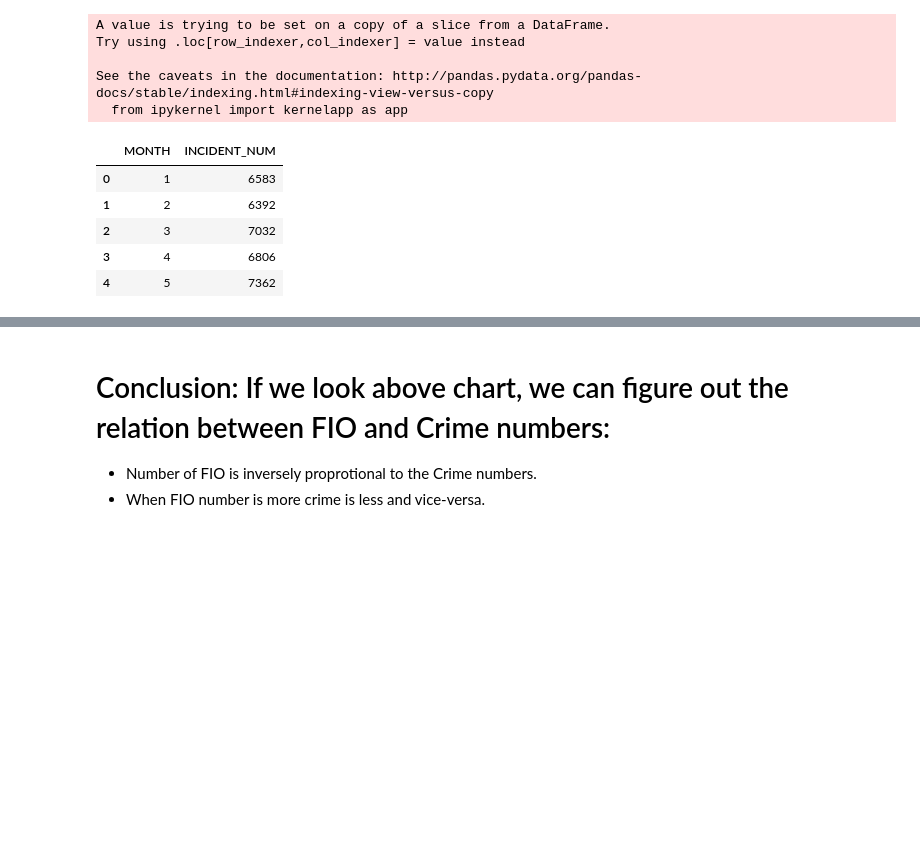
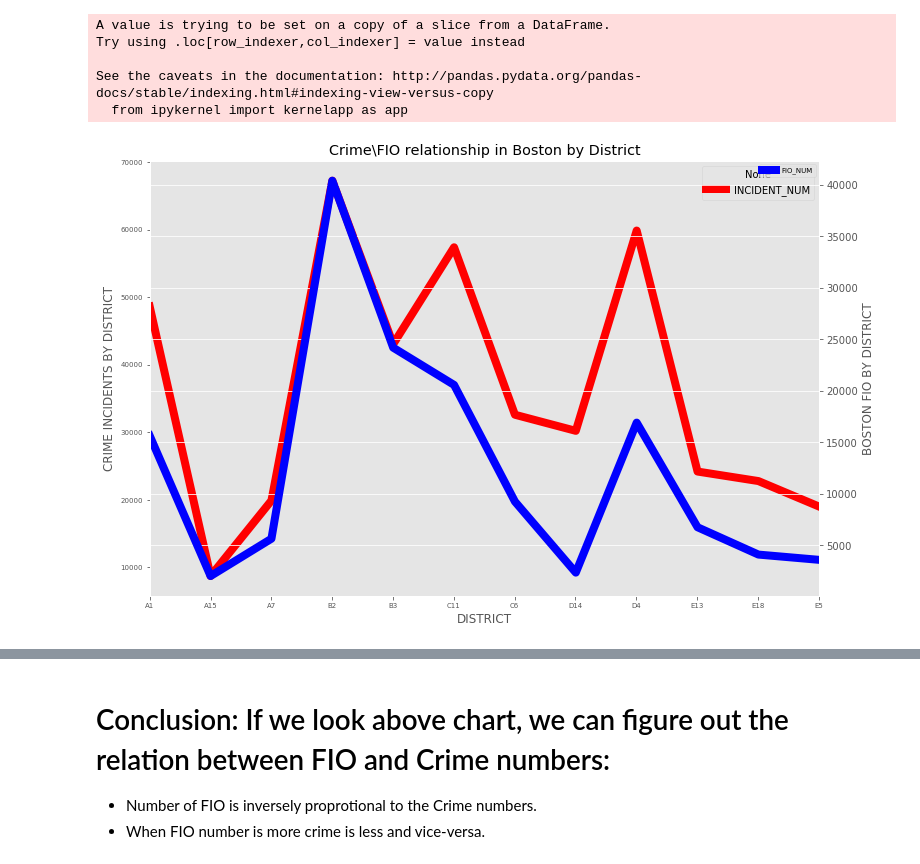
Before and after one commit to rajusingh7777/singh_raju_spring2017, a Jupyter notebook: Final/analysis/analysis3.ipynb, the cells around one changed output, grey strips where cells are left out. Cells and saved outputs as stored; diff of their text form; code cells hidden in the pictures; blank space fills up the shorter version.

```diff
--- a/Final/analysis/analysis3.ipynb
+++ b/Final/analysis/analysis3.ipynb
@@ -20,0 +18,7 @@ df=pd.read_csv("../data/ProcessedData/merged_crime_data_2012_to_2017.csv")
+# %%
+# finding crime incidents by Boston districts as done in analysis 2
+df1= df.groupby('DISTRICT').INCIDENT_NUM.count()
+df1 = df1.reset_index(inplace=False)
+df1 = df1.set_index('DISTRICT',inplace=False)
+df1 = df1.ix[(['A1','A15','A7','B2','B3','C11','C6','D14','D4','E13','E18','E5']),:]
+df1 = df1.reset_index(inplace=False)
@@ -30,11 +36,3 @@ See the caveats in the documentation: http://pandas.pydata.org/pandas-docs/stabl
 # %%
 df_Cri1=df_Cri.groupby('MONTH').INCIDENT_NUM.count()
 df_Cri1=df_Cri1.reset_index(inplace=False)
-df_Cri1.head()
-# %% [output]
-|  | MONTH | INCIDENT_NUM |
-| 0 | 1 | 6583 |
-| 1 | 2 | 6392 |
-| 2 | 3 | 7032 |
-| 3 | 4 | 6806 |
-| 4 | 5 | 7362 |
@@ -41,2 +41,9 @@ df_Cri1.head()
 # %%
 df_FIO=pd.read_csv("../data/ProcessedData/BostonPoliceDepartmentFIO_2014_to_2017.csv")
+# %%
+df2= df_FIO.groupby('dist').seq_num.count()
+df2 = df2.reset_index(inplace=False)
+df2.columns=['DISTRICT','FIO_NUM']
+df2 = df2.set_index('DISTRICT',inplace=False)
+df2 = df2.ix[(['A1','A15','A7','B2','B3','C11','C6','D14','D4','E13','E18','E5']),:]
+df2 = df2.reset_index(inplace=False)
@@ -42,0 +52,24 @@ df_FIO=pd.read_csv("../data/ProcessedData/BostonPoliceDepartmentFIO_2014_to_2017
+# %%
+# Plot of crime and FIO pattern by district
+plt.figure(figsize=(12,8))
+pt1=df1["INCIDENT_NUM"].plot(kind='line',title='Crime\FIO relationship in Boston by District',fontsize=7)
+pt1.set_ylabel('CRIME INCIDENTS BY DISTRICT')
+pt1.set_xlabel("DISTRICT")
+
+#to set ticks and correspoding labels
+start, end = pt1.get_xlim()
+pt1.set_xticks(np.arange(start, end, .999))
+pt1.set_xticklabels(df1.DISTRICT)
+pt1.lines[-1].set_linewidth(8)
+pt1.lines[-1].set_color('red')
+pt1.legend(fontsize=7)
+
+pt2=df2["FIO_NUM"].plot(secondary_y=True,kind='line', title='Crime\FIO relationship in Boston by District',fontsize=7)
+pt2.set_ylabel('BOSTON FIO BY DISTRICT')
+pt2.lines[-1].set_linewidth(8)
+pt2.lines[-1].set_color('blue')
+pt2.legend(fontsize=7)
+
+plt.show()
+# %% [output]
+[figure, added]
```
Also changed, not shown: parts of 24 cells of this notebook, 12 other files.
